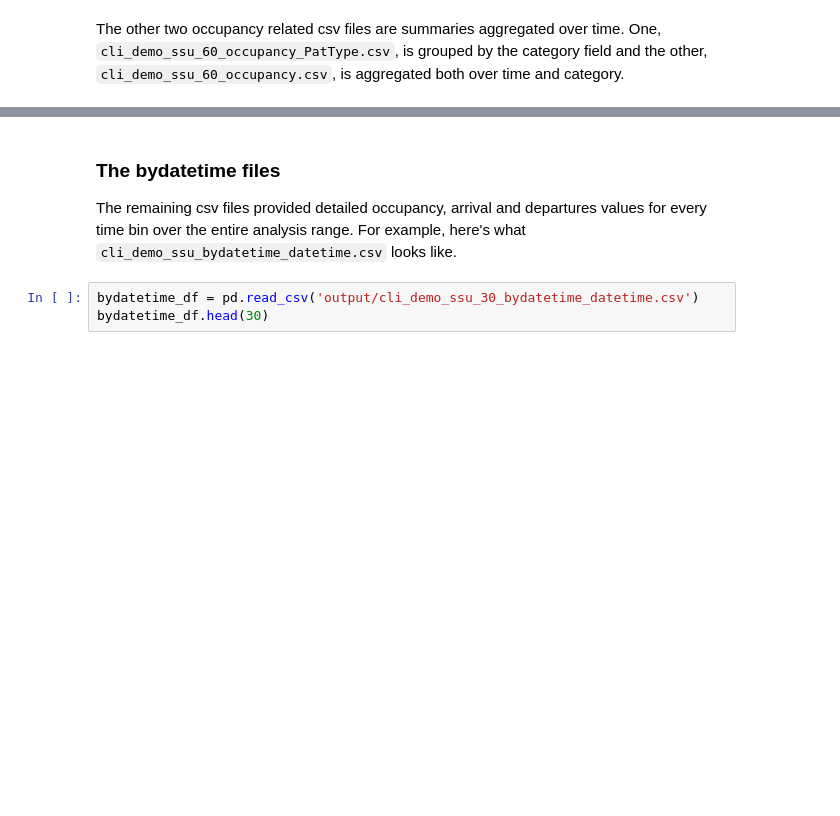
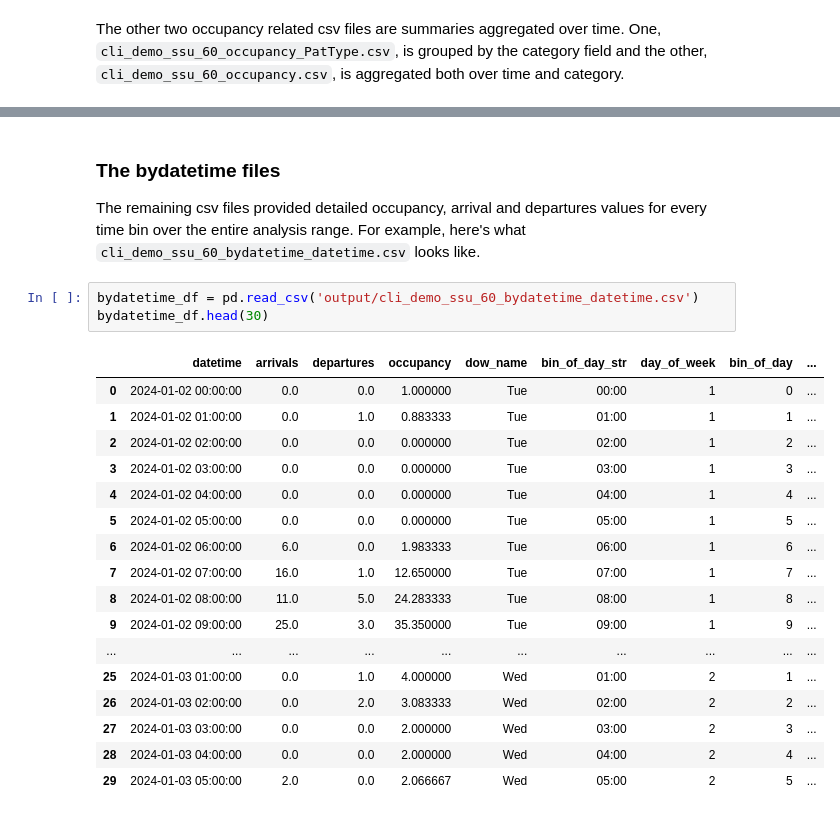
Before and after one commit to misken/hillmaker, a Jupyter notebook: docs/jb-hm/getting_started.ipynb, the cells around one changed output, grey strips where cells are left out. Drawn from its saved outputs; the diff is of its cells as text; blank space fills up the shorter version.

```diff
--- a/docs/jb-hm/getting_started.ipynb
+++ b/docs/jb-hm/getting_started.ipynb
@@ -246,7 +275,25 @@ occ_df
 # %% [markdown]
 ### The bydatetime files
-The remaining csv files provided detailed occupancy, arrival and departures values for every time bin over the entire analysis range. For example, here's what `cli_demo_ssu_bydatetime_datetime.csv` looks like.
+The remaining csv files provided detailed occupancy, arrival and departures values for every time bin over the entire analysis range. For example, here's what `cli_demo_ssu_60_bydatetime_datetime.csv` looks like.
 # %%
-bydatetime_df = pd.read_csv('output/cli_demo_ssu_30_bydatetime_datetime.csv')
+bydatetime_df = pd.read_csv('output/cli_demo_ssu_60_bydatetime_datetime.csv')
 bydatetime_df.head(30)
+# %% [output]
+|  | datetime | arrivals | departures | occupancy | dow_name | bin_of_day_str | day_of_week | bin_of_day | ... |
+| 0 | 2024-01-02 00:00:00 | 0.0 | 0.0 | 1.000000 | Tue | 00:00 | 1 | 0 | ... |
+| 1 | 2024-01-02 01:00:00 | 0.0 | 1.0 | 0.883333 | Tue | 01:00 | 1 | 1 | ... |
+| 2 | 2024-01-02 02:00:00 | 0.0 | 0.0 | 0.000000 | Tue | 02:00 | 1 | 2 | ... |
+| 3 | 2024-01-02 03:00:00 | 0.0 | 0.0 | 0.000000 | Tue | 03:00 | 1 | 3 | ... |
+| 4 | 2024-01-02 04:00:00 | 0.0 | 0.0 | 0.000000 | Tue | 04:00 | 1 | 4 | ... |
+| 5 | 2024-01-02 05:00:00 | 0.0 | 0.0 | 0.000000 | Tue | 05:00 | 1 | 5 | ... |
+| 6 | 2024-01-02 06:00:00 | 6.0 | 0.0 | 1.983333 | Tue | 06:00 | 1 | 6 | ... |
+| 7 | 2024-01-02 07:00:00 | 16.0 | 1.0 | 12.650000 | Tue | 07:00 | 1 | 7 | ... |
+| 8 | 2024-01-02 08:00:00 | 11.0 | 5.0 | 24.283333 | Tue | 08:00 | 1 | 8 | ... |
+| 9 | 2024-01-02 09:00:00 | 25.0 | 3.0 | 35.350000 | Tue | 09:00 | 1 | 9 | ... |
+| ... | ... | ... | ... | ... | ... | ... | ... | ... | ... |
+| 25 | 2024-01-03 01:00:00 | 0.0 | 1.0 | 4.000000 | Wed | 01:00 | 2 | 1 | ... |
+| 26 | 2024-01-03 02:00:00 | 0.0 | 2.0 | 3.083333 | Wed | 02:00 | 2 | 2 | ... |
+| 27 | 2024-01-03 03:00:00 | 0.0 | 0.0 | 2.000000 | Wed | 03:00 | 2 | 3 | ... |
+| 28 | 2024-01-03 04:00:00 | 0.0 | 0.0 | 2.000000 | Wed | 04:00 | 2 | 4 | ... |
+| 29 | 2024-01-03 05:00:00 | 2.0 | 0.0 | 2.066667 | Wed | 05:00 | 2 | 5 | ... |
 # %% [markdown]
```
Also changed, not shown: parts of 29 cells of this notebook, 4 other files.
